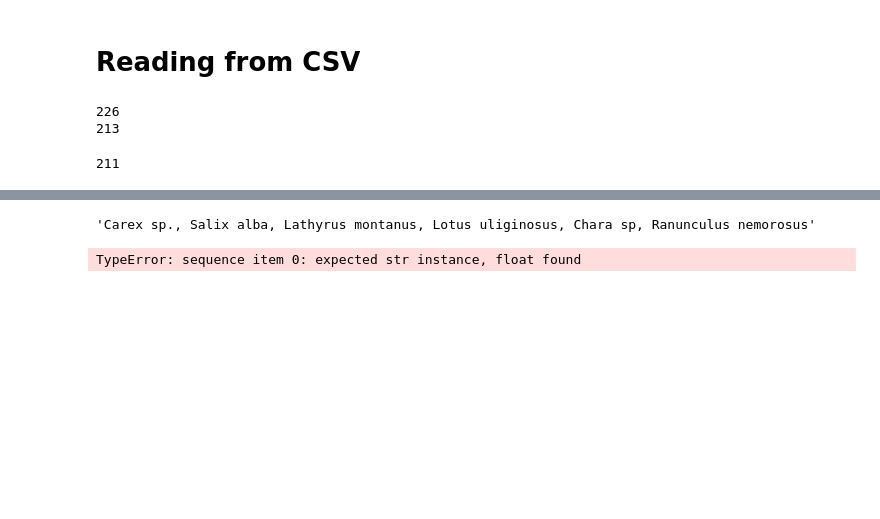
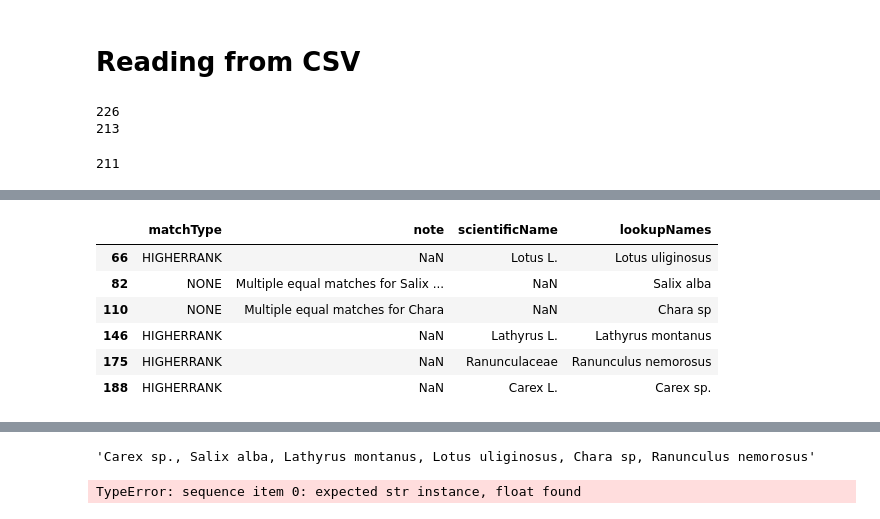
Before and after one commit to nbillietPM/BmC, a Jupyter notebook: src/prototype/Untitled1.ipynb, the cells around one changed output, grey strips where cells are left out. Drawn from its saved outputs; the diff is of its cells as text; code cells hidden in the pictures; blank space fills up the shorter version.

```diff
--- a/src/prototype/Untitled1.ipynb
+++ b/src/prototype/Untitled1.ipynb
@@ -217,0 +263,10 @@ The following lookup names (Carex sp., Salix alba, Lathyrus montanus, Lotus ulig
+# %%
+df2[["matchType", "note", "scientificName", "lookupNames"]]
+# %% [output]
+|  | matchType | note | scientificName | lookupNames |
+| 66 | HIGHERRANK | NaN | Lotus L. | Lotus uliginosus |
+| 82 | NONE | Multiple equal matches for Salix ... | NaN | Salix alba |
+| 110 | NONE | Multiple equal matches for Chara | NaN | Chara sp |
+| 146 | HIGHERRANK | NaN | Lathyrus L. | Lathyrus montanus |
+| 175 | HIGHERRANK | NaN | Ranunculaceae | Ranunculus nemorosus |
+| 188 | HIGHERRANK | NaN | Carex L. | Carex sp. |
```
Also changed, not shown: parts of 6 cells of this notebook, 3 other files.
